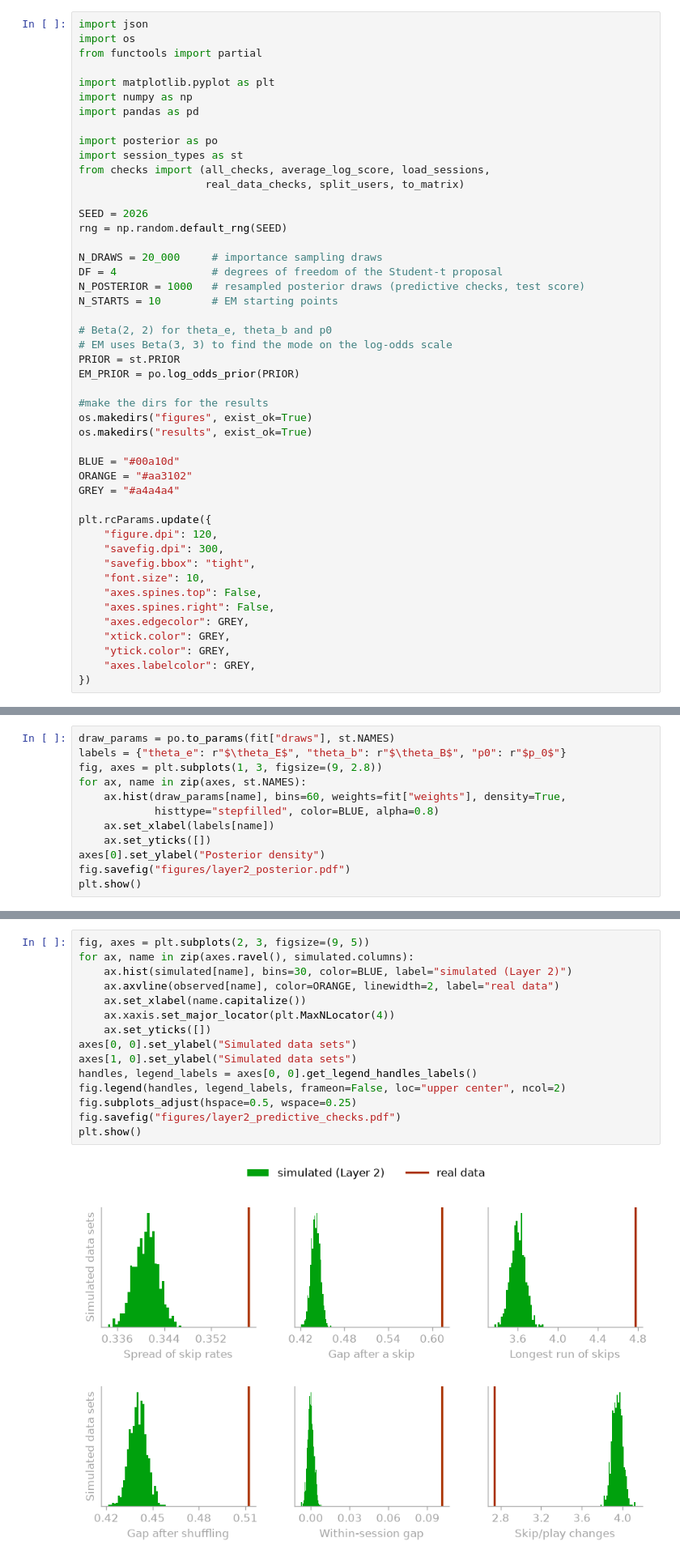
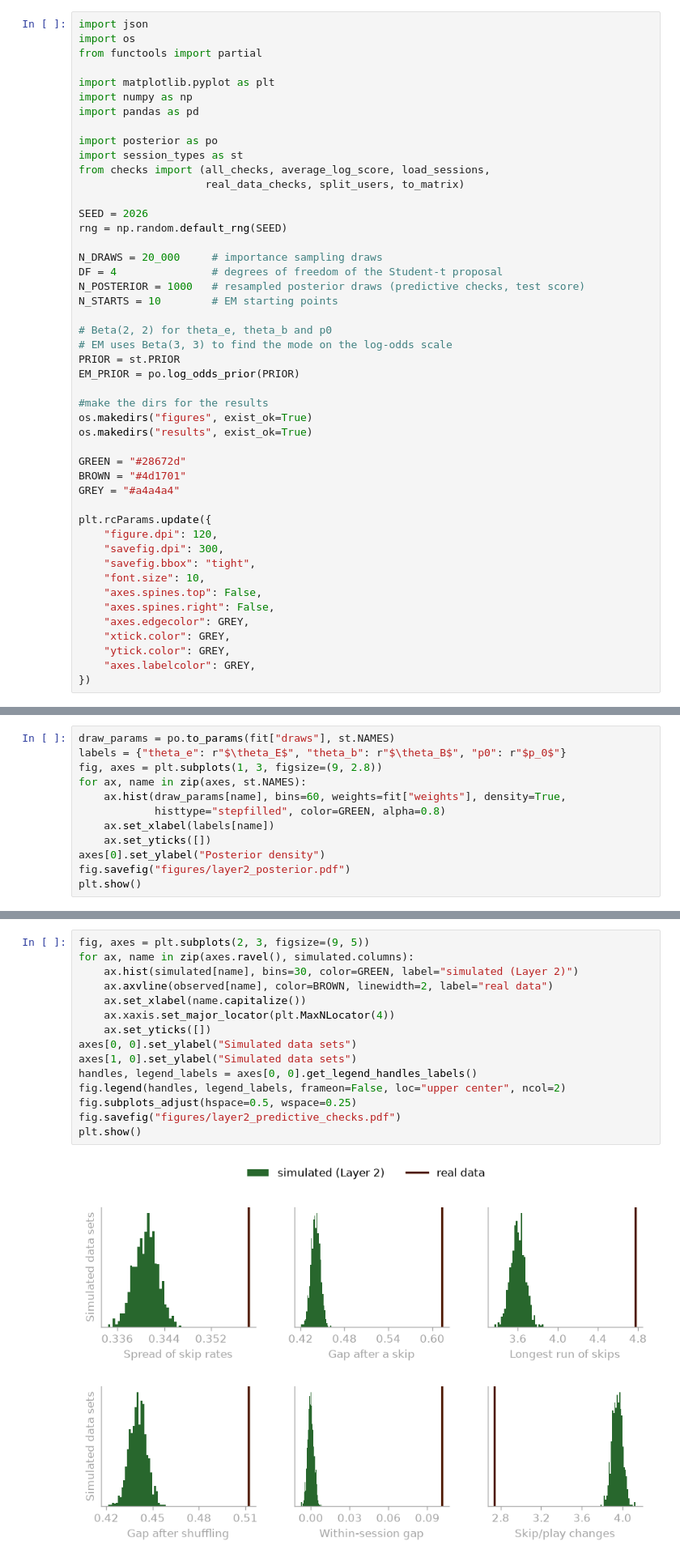
Before and after one commit to Asabourdin/EngagedorBrowsing, a Jupyter notebook: code/layer2_session_types.ipynb, the cells around one changed output, grey strips where cells are left out. Shown at 81% size. Drawn from its saved outputs; the diff is of its cells as text.

```diff
--- a/code/layer2_session_types.ipynb
+++ b/code/layer2_session_types.ipynb
@@ -38,8 +38,8 @@ EM_PRIOR = po.log_odds_prior(PRIOR)
 os.makedirs("figures", exist_ok=True)
 os.makedirs("results", exist_ok=True)
 
-BLUE = "#00a10d"
-ORANGE = "#aa3102"
+GREEN = "#28672d"
+BROWN = "#4d1701"
 GREY = "#a4a4a4"
 
 plt.rcParams.update({
@@ -552,7 +552,7 @@ labels = {"theta_e": r"$\theta_E$", "theta_b": r"$\theta_B$", "p0": r"$p_0$"}
 fig, axes = plt.subplots(1, 3, figsize=(9, 2.8))
 for ax, name in zip(axes, st.NAMES):
     ax.hist(draw_params[name], bins=60, weights=fit["weights"], density=True,
-            histtype="stepfilled", color=BLUE, alpha=0.8)
+            histtype="stepfilled", color=GREEN, alpha=0.8)
     ax.set_xlabel(labels[name])
     ax.set_yticks([])
 axes[0].set_ylabel("Posterior density")
@@ -651,20 +651,20 @@ Here we see that Layer 2 is much closer than Layer 1 on every statistic that dif
 # %%
 fig, axes = plt.subplots(2, 3, figsize=(9, 5))
 for ax, name in zip(axes.ravel(), simulated.columns):
-    ax.hist(simulated[name], bins=30, color=BLUE, label="simulated (Layer 2)")
-    ax.axvline(observed[name], color=ORANGE, linewidth=2, label="real data")
+    ax.hist(simulated[name], bins=30, color=GREEN, label="simulated (Layer 2)")
+    ax.axvline(observed[name], color=BROWN, linewidth=2, label="real data")
     ax.set_xlabel(name.capitalize())
     ax.xaxis.set_major_locator(plt.MaxNLocator(4))
     ax.set_yticks([])
 axes[0, 0].set_ylabel("Simulated data sets")
 axes[1, 0].set_ylabel("Simulated data sets")
 handles, legend_labels = axes[0, 0].get_legend_handles_labels()
 fig.legend(handles, legend_labels, frameon=False, loc="upper center", ncol=2)
 fig.subplots_adjust(hspace=0.5, wspace=0.25)
 fig.savefig("figures/layer2_predictive_checks.pdf")
 plt.show()
 # %% [output]
-[figure, old version]
+[figure, new version]
 # %% [markdown]
 In every panel the real value (brown) is still outside the simulated range (green): Layer 2 is better than Layer 1, but every statistic rejects it
 # %% [markdown]
```
Also changed, not shown: parts of 4 cells of this notebook, 9 other files.
